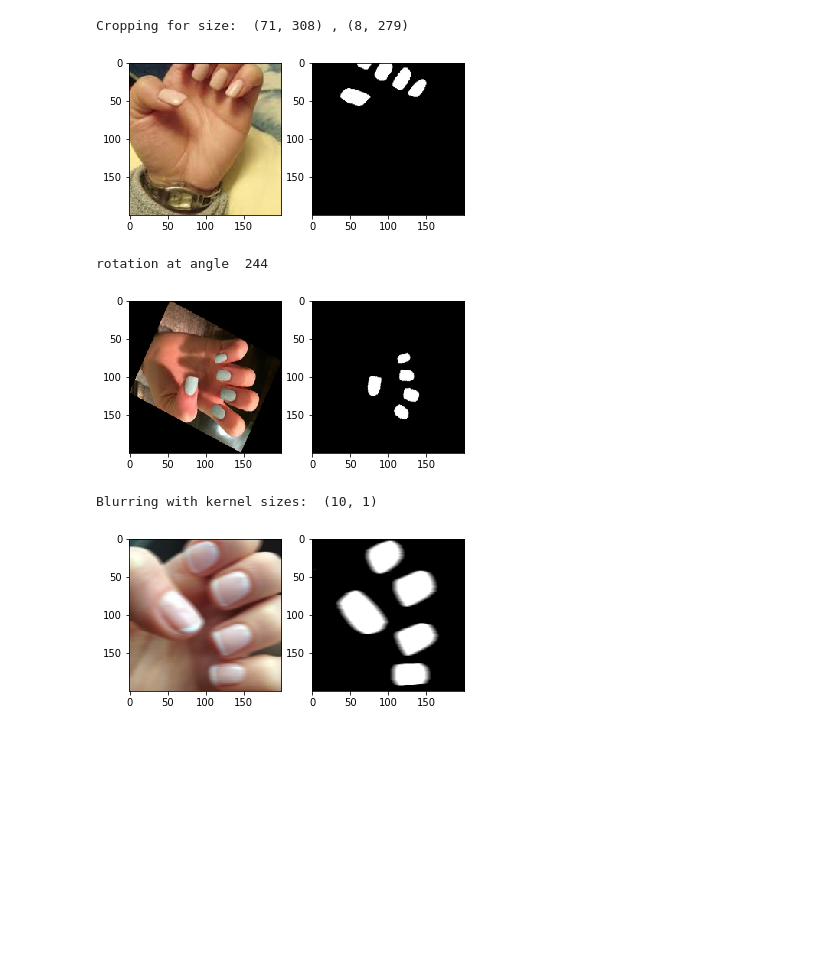
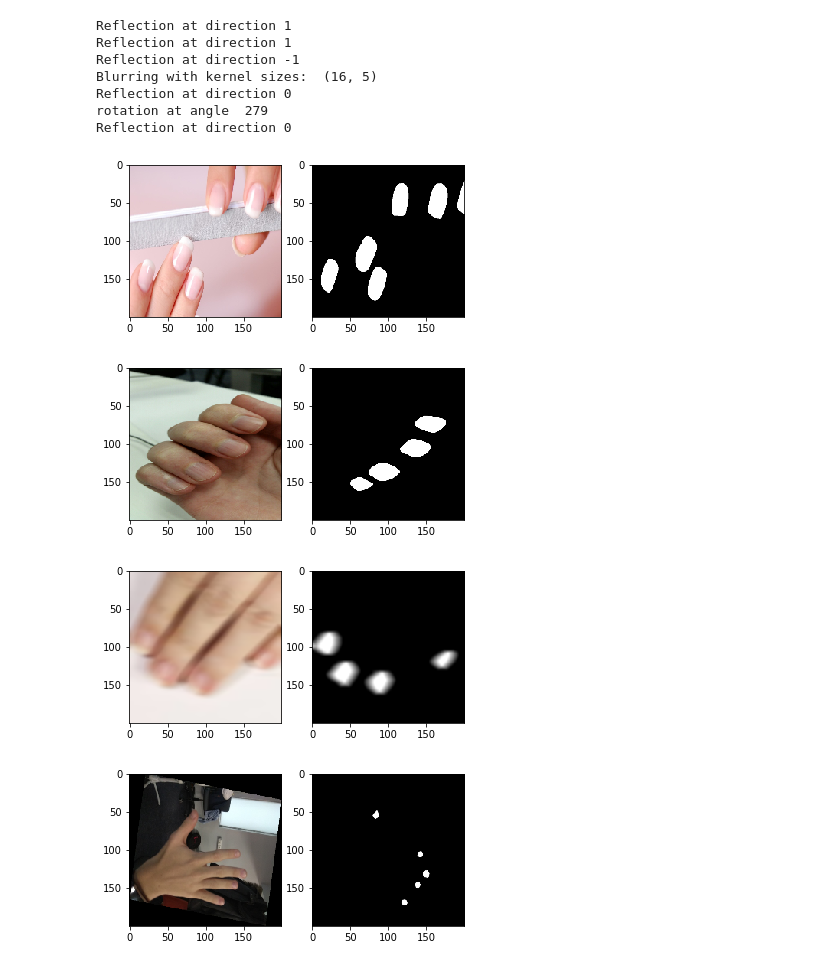
Before and after one commit to ssizova/ML_sizova, a Jupyter notebook: nails_segmentation.ipynb, the cells around one changed output. Cells and saved outputs as stored; diff of their text form; code cells hidden in the pictures; blank space fills up the shorter version.

```diff
--- a/nails_segmentation.ipynb
+++ b/nails_segmentation.ipynb
@@ -29,8 +30,8 @@ def crop(pair):
     y1 = random.randrange(0,np.shape(pair[0])[1] - 100)
     y2 = y1 + random.randrange(50,np.shape(pair[0])[1] - y1 + 100)
     print('Cropping for size: ', (x1,x2), ',',(y1,y2))
-    pair[0] = (pair[0])[x1:x2, y1:y2]
-    pair[1] = (pair[1])[x1:x2, y1:y2]
+    pair[0] = pair[0][x1:x2, y1:y2]
+    pair[1] = pair[1][x1:x2, y1:y2]
     return pair
 
 def blur(pair):
@@ -47,38 +48,54 @@ def flip(pair):
     pair[1] = cv2.flip(pair[1], flip)
     return pair
 
-def augmentations(pair, type):
+def augmentations(pair, type_of_augmentation):
     cases = {
         '1': lambda pair: rotation(pair, random.randrange(0,360)),
         '2': lambda pair: crop(pair),
         '3': lambda pair: blur(pair),
         '4': lambda pair: flip(pair)
     }
-    result = cases[str(type)]
+    result = cases[str(type_of_augmentation)]
     return result(pair)
 # %%
-def nails_iterator(number, augmentation):
+def nails_iterator(number, augmentation, folder_size):
     random.shuffle(pairs)
     size = (200, 200)
-    for i in range(number):
-        image = cv2.cvtColor(cv2.imread(os.path.join(path_images,(pairs[i])[0])),cv2.COLOR_BGR2RGB)
-        mask = cv2.imread(os.path.join(path_labels,(pairs[i])[1]))
-        if augmentation:
-            [image, mask] = augmentations([image, mask], random.randint(1,4))
-        image = cv2.resize(image, size)
-        mask = cv2.resize(mask, size)
-        yield [image, mask]
+    given_pairs = 0
+    while True:
+        images_it = np.zeros((number, 200,200, 3),dtype=np.uint8)
+        masks_it = np.zeros((number, 200,200, 3),dtype=np.uint8)
+        for i in range (given_pairs, given_pairs + number):
+            image = cv2.cvtColor(cv2.imread(os.path.join(path_images,(pairs[i])[0])),cv2.COLOR_BGR2RGB)
+            mask = cv2.imread(os.path.join(path_labels,(pairs[i])[1]))
+            if augmentation:
+                for j in range(random.randint(1,3)):
+                    [image, mask] = augmentations([image, mask], random.randint(1,4))
+            image = cv2.resize(image, size)
+            mask = cv2.resize(mask, size)
+            images_it[i-given_pairs] = image
+            masks_it[i - given_pairs] = mask
+        given_pairs = given_pairs + number
+        if given_pairs + number > folder_size:
+            given_pairs = 0
+        yield [images_it, masks_it]
 # %%
-nails_base = nails_iterator(3,True)
-for pair in nails_base:
+nail_iterator = nails_iterator(4,True, folder_size)
+images_it, masks_it = next(nail_iterator)
+for i in range(images_it.shape[0]):
     f,ax = plt.subplots(1,2)
-    ax[0].imshow(pair[0])
-    ax[1].imshow(pair[1])
+    ax[0].imshow(images_it[i])
+    ax[1].imshow(masks_it[i])
     plt.show()
 # %% [output]
-Cropping for size:  (71, 308) , (8, 279)
+Reflection at direction 1
+Reflection at direction 1
+Reflection at direction -1
+Blurring with kernel sizes:  (16, 5)
+Reflection at direction 0
+rotation at angle  279
+Reflection at direction 0
-[figure, old version]
+[figure, new version]
-rotation at angle  244
-[figure, old version]
+[figure, new version]
-Blurring with kernel sizes:  (10, 1)
-[figure, old version]
+[figure, new version]
+[figure, added]
```
Also changed, not shown: parts of 1 cell of this notebook, 2 other files.
